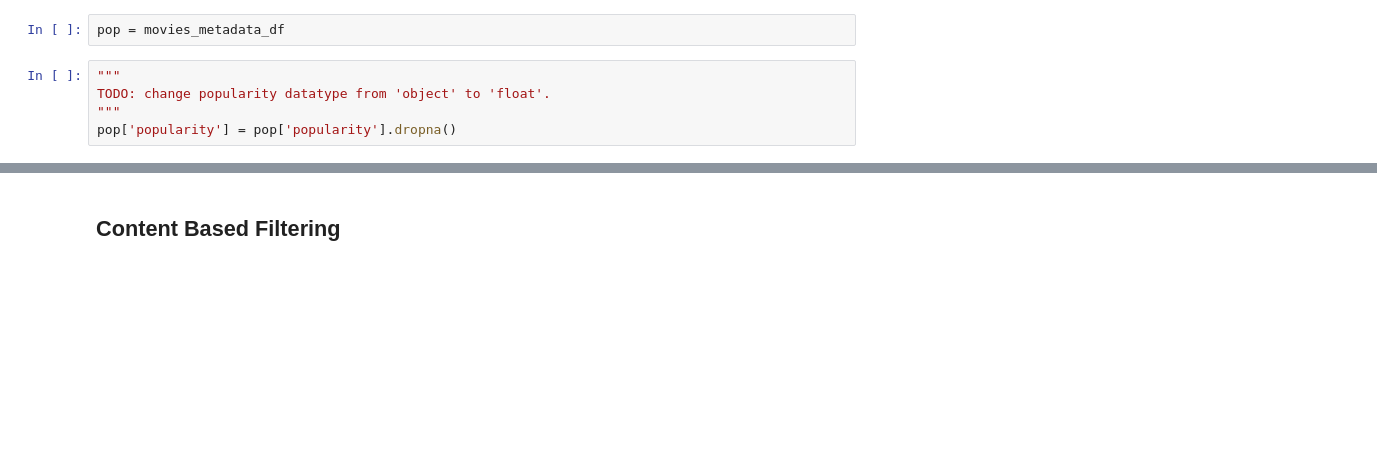
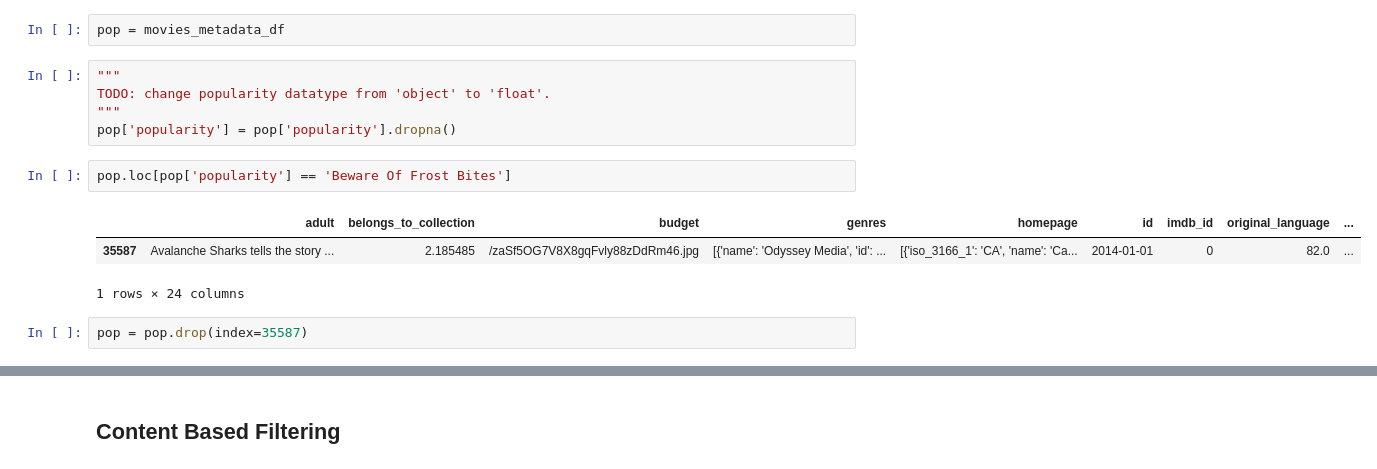
Before and after one commit to TanatB/Movies_Recommendation, a Jupyter notebook: main.ipynb, the cells around one changed output, grey strips where cells are left out. Drawn from its saved outputs; the diff is of its cells as text; blank space fills up the shorter version.

```diff
--- a/main.ipynb
+++ b/main.ipynb
@@ -168,3 +167,11 @@ pop = movies_metadata_df
 TODO: change popularity datatype from 'object' to 'float'.
 """
 pop['popularity'] = pop['popularity'].dropna()
+# %%
+pop.loc[pop['popularity'] == 'Beware Of Frost Bites']
+# %% [output]
+|  | adult | belongs_to_collection | budget | genres | homepage | id | imdb_id | original_language | ... |
+| 35587 | Avalanche Sharks tells the story ... | 2.185485 | /zaSf5OG7V8X8gqFvly88zDdRm46.jpg | [{'name': 'Odyssey Media', 'id': ... | [{'iso_3166_1': 'CA', 'name': 'Ca... | 2014-01-01 | 0 | 82.0 | ... |
+1 rows × 24 columns
+# %%
+pop = pop.drop(index=35587)
```
Also changed, not shown: parts of 5 cells of this notebook.
